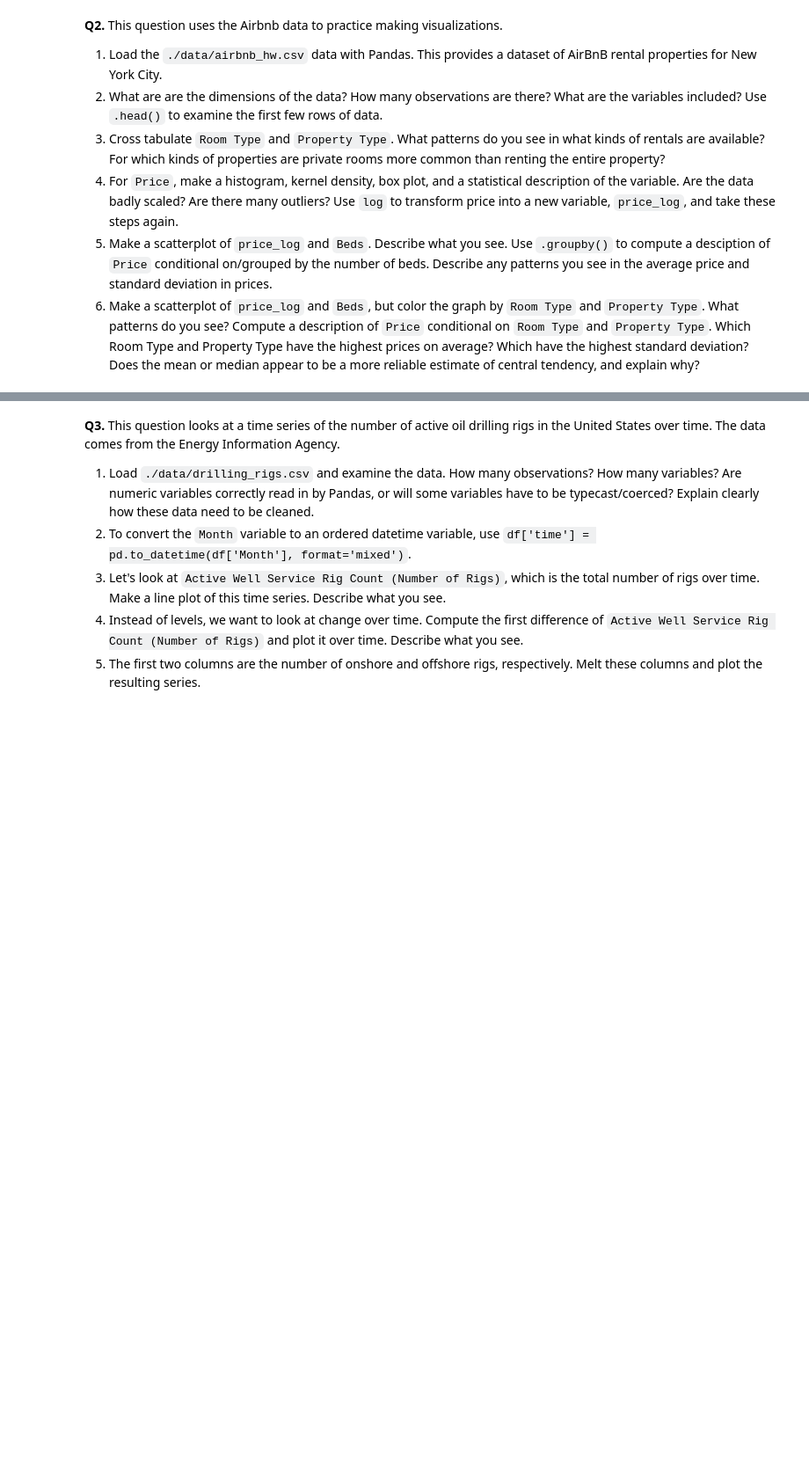
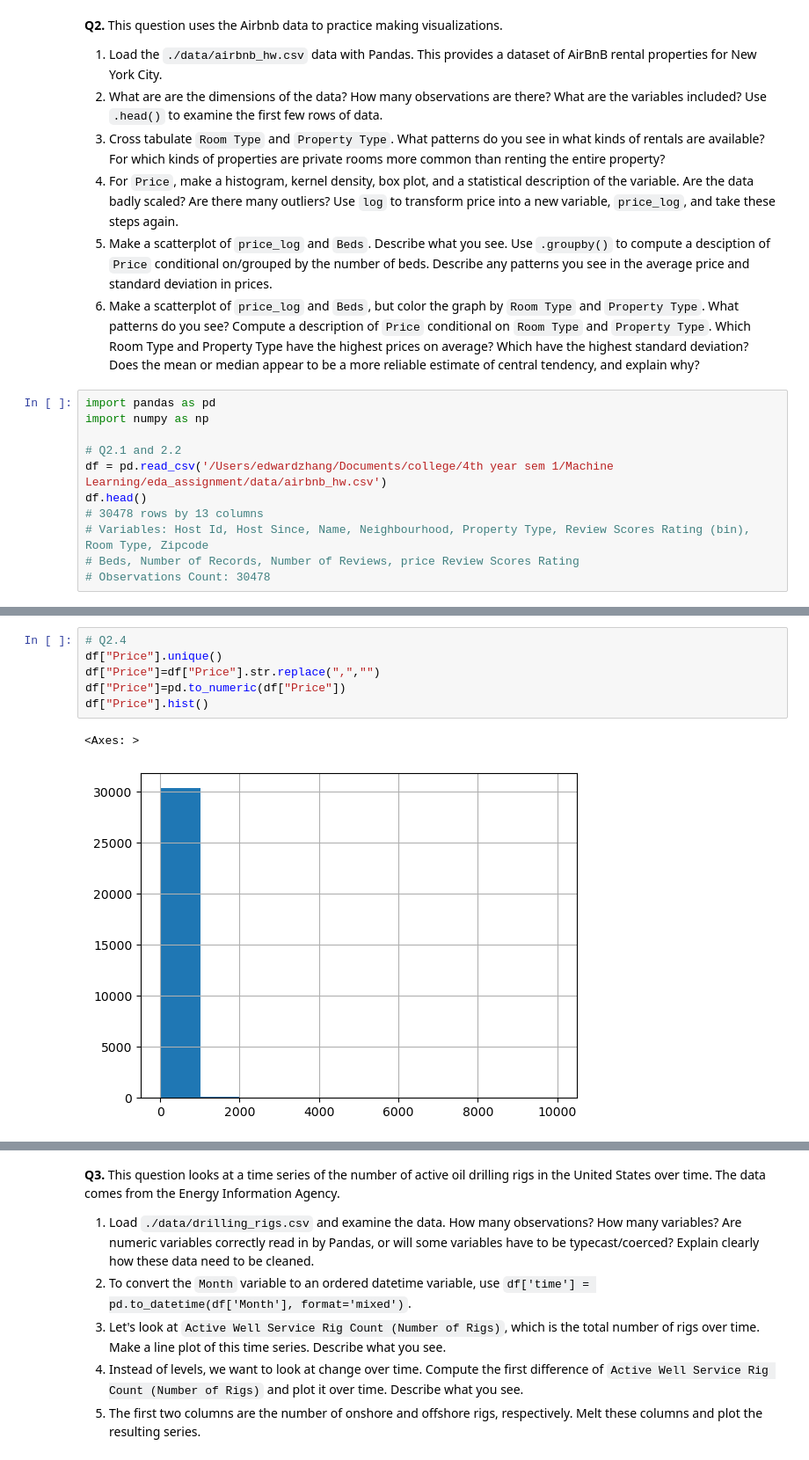
Before and after one commit to splitneutron/eda_assignment, a Jupyter notebook: assignment.ipynb, the cells around one changed output, grey strips where cells are left out. Shown: that part at 88% size. Drawn from its saved outputs; the diff is of its cells as text; blank space fills up the shorter version.

Commit message:
Finished Assignment Edit

```diff
--- a/assignment.ipynb
+++ b/assignment.ipynb
@@ -33,3 +48,14 @@ It can be very helpful to understand some basic properties of these statistics.
   4. For `Price`, make a histogram, kernel density, box plot, and a statistical description of the variable. Are the data badly scaled? Are there many outliers? Use `log` to transform price into a new variable, `price_log`, and take these steps again.
   5. Make a scatterplot of `price_log` and `Beds`. Describe what you see. Use `.groupby()` to compute a desciption of `Price` conditional on/grouped by the number of beds. Describe any patterns you see in the average price and standard deviation in prices.
   6. Make a scatterplot of `price_log` and `Beds`, but color the graph by `Room Type` and `Property Type`. What patterns do you see? Compute a description of `Price` conditional on `Room Type` and `Property Type`. Which Room Type and Property Type have the highest prices on average? Which have the highest standard deviation? Does the mean or median appear to be a more reliable estimate of central tendency, and explain why?
+# %%
+import pandas as pd
+import numpy as np
+
+# Q2.1 and 2.2
+df = pd.read_csv('/Users/edwardzhang/Documents/college/4th year sem 1/Machine Learning/eda_assignment/data/airbnb_hw.csv')
+df.head()
+# 30478 rows by 13 columns
+# Variables: Host Id, Host Since, Name, Neighbourhood, Property Type, Review Scores Rating (bin), Room Type, Zipcode
+# Beds, Number of Records, Number of Reviews, price Review Scores Rating
+# Observations Count: 30478
@@ -35,0 +80,9 @@ It can be very helpful to understand some basic properties of these statistics.
+# %%
+# Q2.4
+df["Price"].unique()
+df["Price"]=df["Price"].str.replace(",","")
+df["Price"]=pd.to_numeric(df["Price"])
+df["Price"].hist()
+# %% [output]
+<Axes: >
+[figure, added]
```
Also changed, not shown: parts of 22 cells of this notebook.
